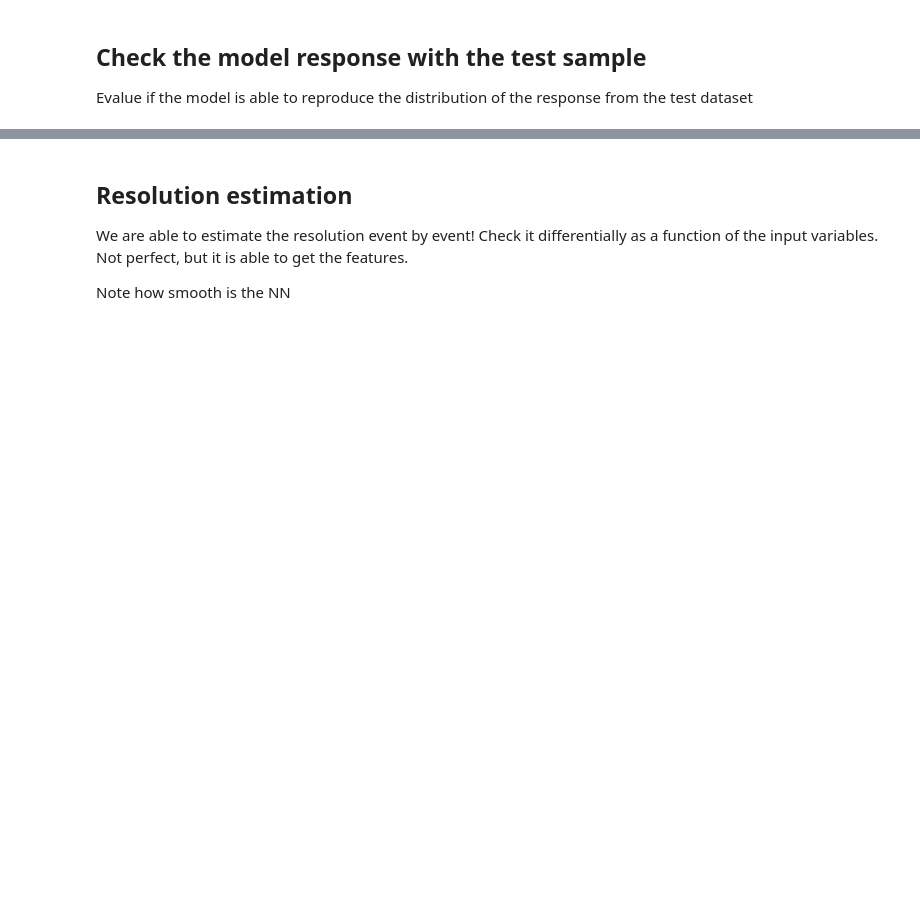
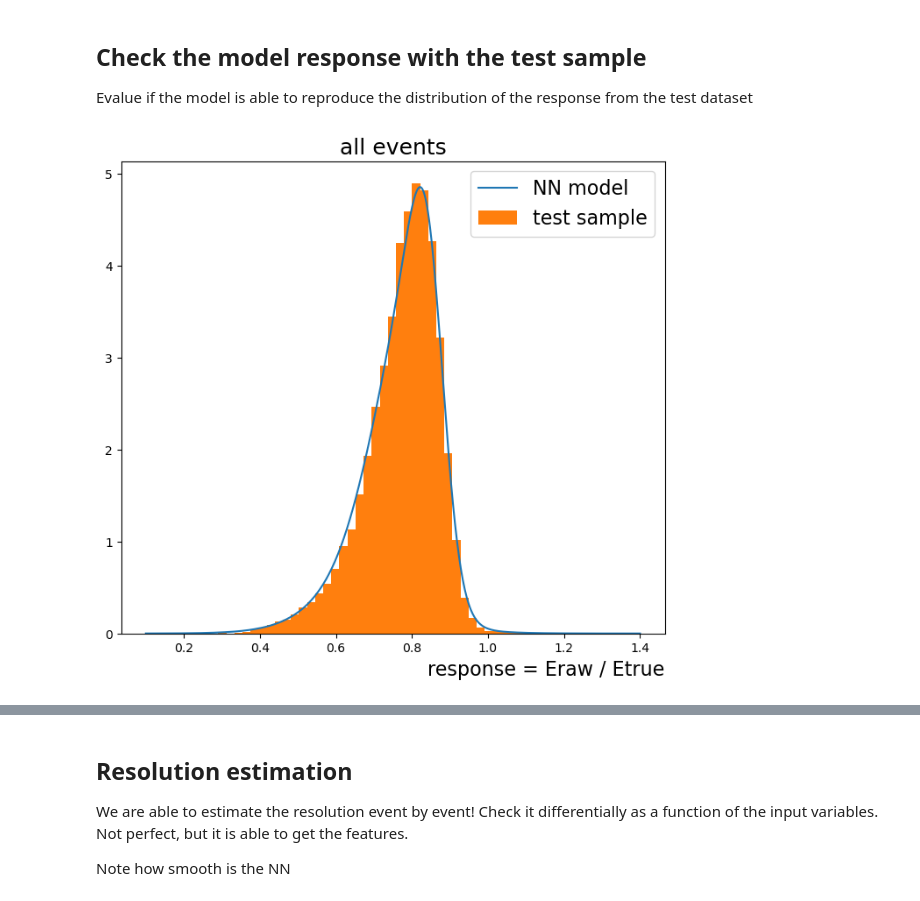
Before and after one commit to wiso/TutorialML-AtlasItalia2022, a Jupyter notebook: notebooks/2.2-EnergyRegression.ipynb, the cells around one changed output, grey strips where cells are left out. Saved outputs shown, nothing was run; the diff lists cells and outputs as text; code cells hidden in the pictures; blank space fills up the shorter version.

```diff
--- a/notebooks/2.2-EnergyRegression.ipynb
+++ b/notebooks/2.2-EnergyRegression.ipynb
@@ -145,18 +222,31 @@ Probably it would be good to introduce a regularization to very small components
 # %% [markdown]
 ## Check the model response with the test sample
 Evalue if the model is able to reproduce the distribution of the response from the test dataset
+# %%
+def get_pdf_from_dataframe(df, xspace):
+    y = model(df[columns_X].values).tensor_distribution.prob(xspace.reshape(-1, 1, 1))
+    ysum = np.sum(y, axis=1)
+    return ysum
+
+def get_mean_mixture(df):
+    return np.mean(model(df[columns_X].values).tensor_distribution.mean())
+
+def get_variance_mixture(df):
+    return np.mean(model(df[columns_X].values).tensor_distribution.variance())
 # %%
-xspace = np.linspace(0.1, 1.4, 100)
+xspace = np.linspace(0.1, 1.4, 500)
 
-y = model(df_test[columns_X].values).tensor_distribution.prob(xspace.reshape(-1, 1, 1))
-ysum = np.sum(y, axis=1)
+ysum = get_pdf_from_dataframe(df_test, xspace)
 
-fig, ax = plt.subplots(figsize=(8, 8))
+fig, ax = plt.subplots(figsize=(8, 7))
 ax.plot(xspace, ysum / len(df_test), label='NN model')
 ax.hist(df_test[column_y], bins=50, density=True, label='test sample')
-ax.legend(loc=0, fontsize=14)
-ax.set_xlabel('response = Eraw / Etrue', fontsize=14)
+ax.legend(loc=0, fontsize=16)
+ax.set_xlabel('response = Eraw / Etrue', fontsize=16, loc='right')
 ax.set_title('all events', fontsize=18)
 plt.show()
+fig.savefig('comparison.pdf', bbox_inches='tight')
+# %% [output]
+[figure, added]
 # %%
 ax.set_yscale('log')  # look at the tails, quite well modelled
```
Also changed, not shown: parts of 17 cells of this notebook.
